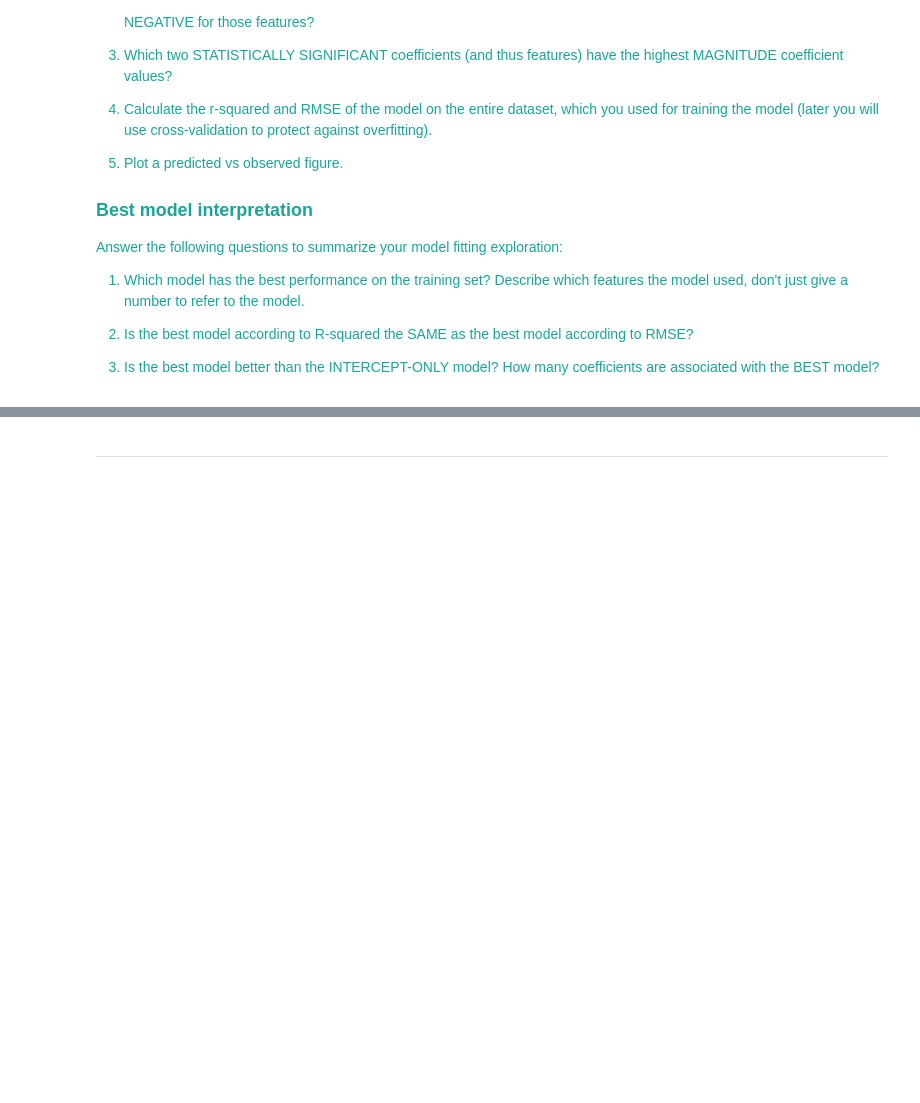
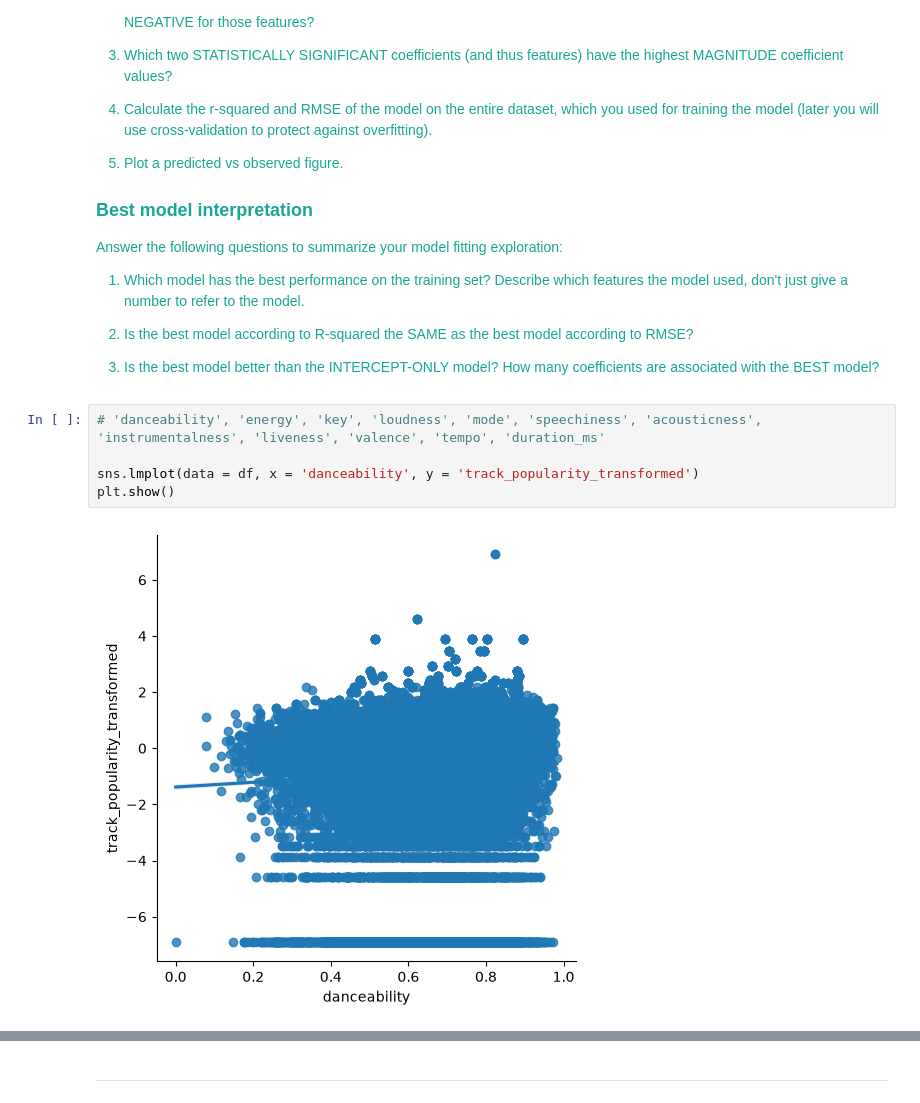
Before and after one commit to awomann/nba-prediction, a Jupyter notebook: Desktop/Coding/Pitt MDS/CMPINF2100/Final/Mann_Ashley_Final_Additonal_EDA.ipynb, the cells around one changed output, grey strips where cells are left out. Saved outputs shown, nothing was run; the diff lists cells and outputs as text; blank space fills up the shorter version.

```diff
--- a/Desktop/Coding/Pitt MDS/CMPINF2100/Final/Mann_Ashley_Final_Additonal_EDA.ipynb
+++ b/Desktop/Coding/Pitt MDS/CMPINF2100/Final/Mann_Ashley_Final_Additonal_EDA.ipynb
@@ -465,3 +465,10 @@ Answer the following questions to summarize your model fitting exploration:
 3. Is the best model better than the INTERCEPT-ONLY model? How many coefficients are associated with the BEST model?
 
 </span>
+# %%
+# 'danceability', 'energy', 'key', 'loudness', 'mode', 'speechiness', 'acousticness', 'instrumentalness', 'liveness', 'valence', 'tempo', 'duration_ms'
+
+sns.lmplot(data = df, x = 'danceability', y = 'track_popularity_transformed')
+plt.show()
+# %% [output]
+[figure, added]
```
Also changed, not shown: parts of 11 cells of this notebook, 1 other file.
